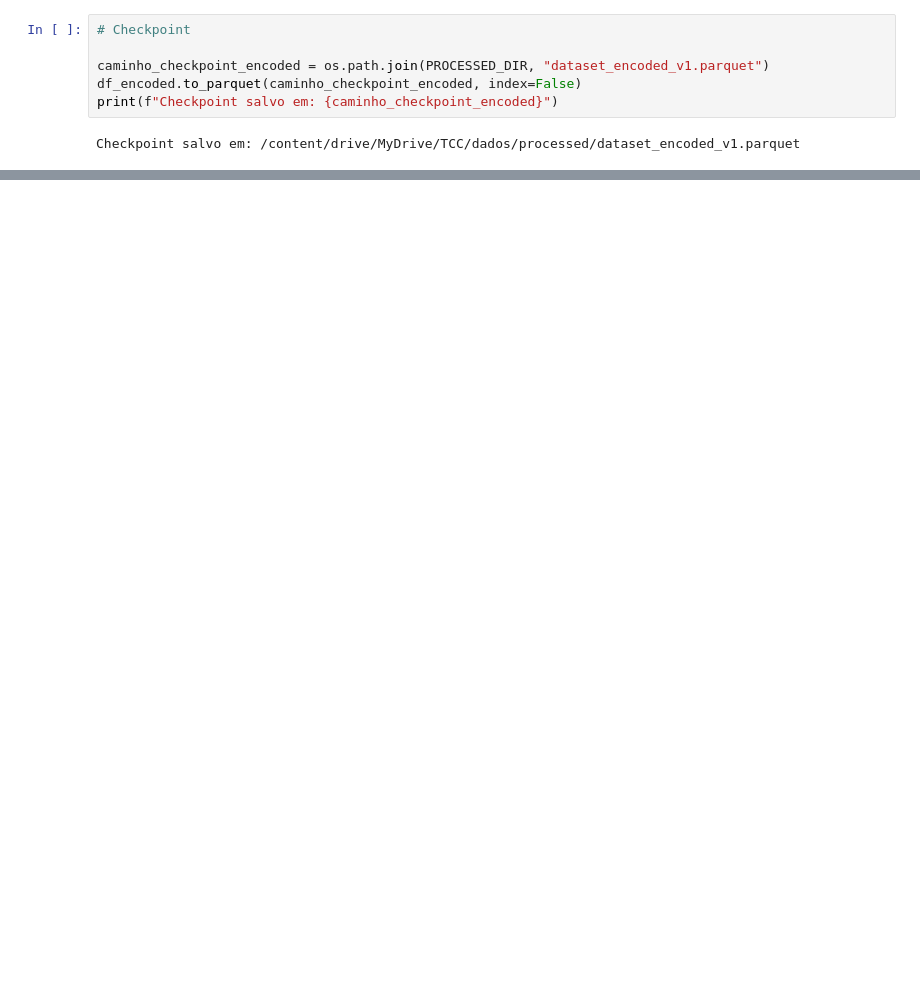
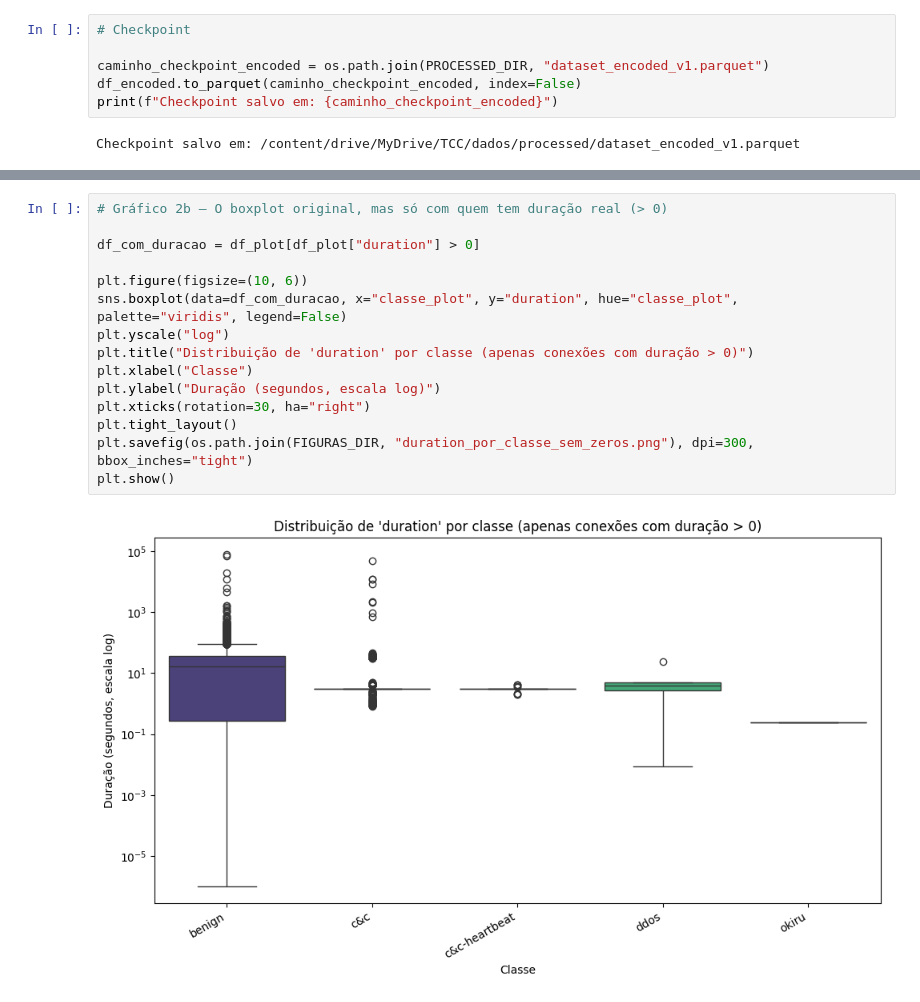
Before and after one commit to muriloklein/tcc, a Jupyter notebook: notebooks/tcc.ipynb, the cells around one changed output, grey strips where cells are left out. Drawn from its saved outputs; the diff is of its cells as text; blank space fills up the shorter version.

```diff
--- a/notebooks/tcc.ipynb
+++ b/notebooks/tcc.ipynb
@@ -494,0 +554,17 @@ Checkpoint salvo em: /content/drive/MyDrive/TCC/dados/processed/dataset_encoded_
+# %%
+# Gráfico 2b — O boxplot original, mas só com quem tem duração real (> 0)
+
+df_com_duracao = df_plot[df_plot["duration"] > 0]
+
+plt.figure(figsize=(10, 6))
+sns.boxplot(data=df_com_duracao, x="classe_plot", y="duration", hue="classe_plot", palette="viridis", legend=False)
+plt.yscale("log")
+plt.title("Distribuição de 'duration' por classe (apenas conexões com duração > 0)")
+plt.xlabel("Classe")
+plt.ylabel("Duração (segundos, escala log)")
+plt.xticks(rotation=30, ha="right")
+plt.tight_layout()
+plt.savefig(os.path.join(FIGURAS_DIR, "duration_por_classe_sem_zeros.png"), dpi=300, bbox_inches="tight")
+plt.show()
+# %% [output]
+[figure, added]
```
Also changed, not shown: parts of 9 cells of this notebook.
